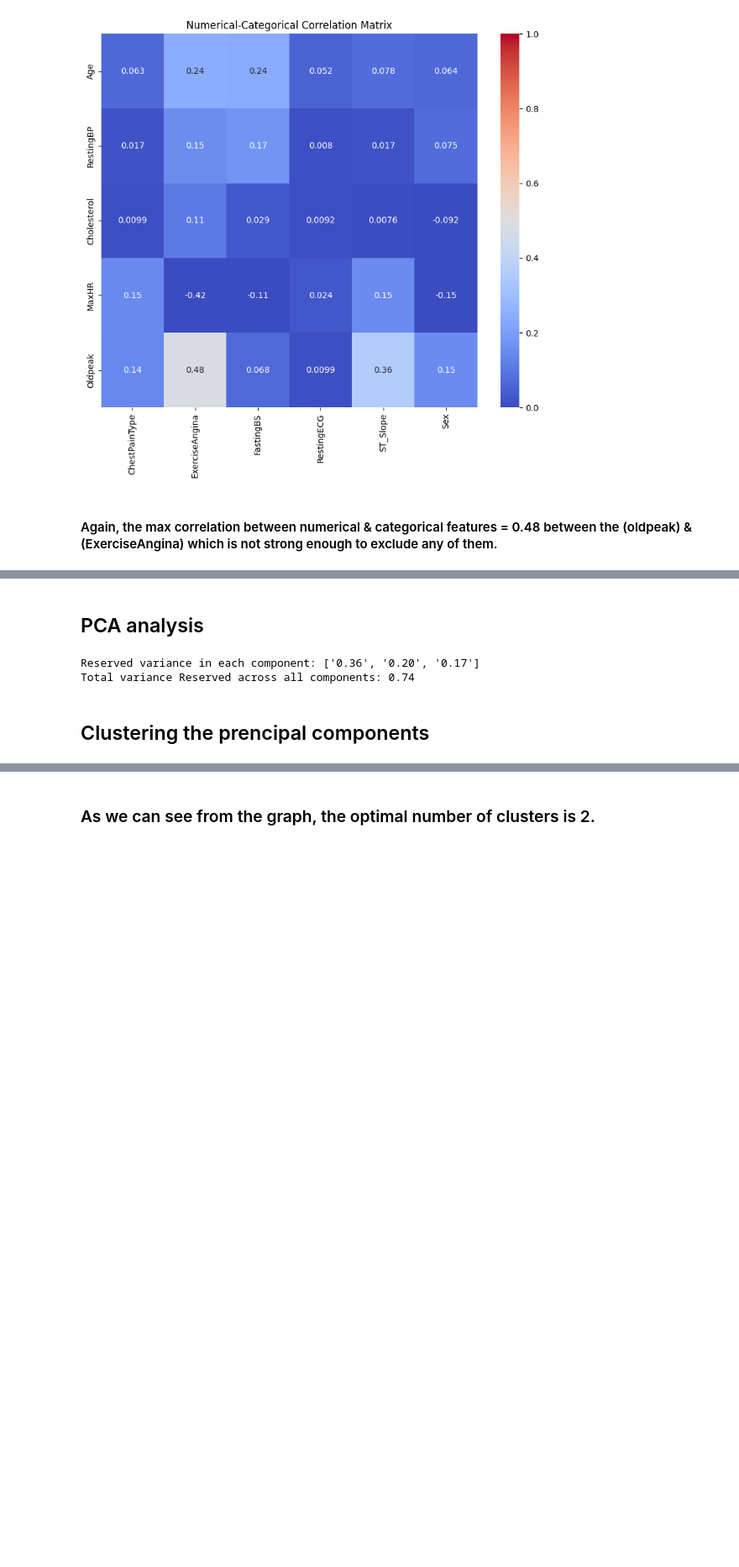
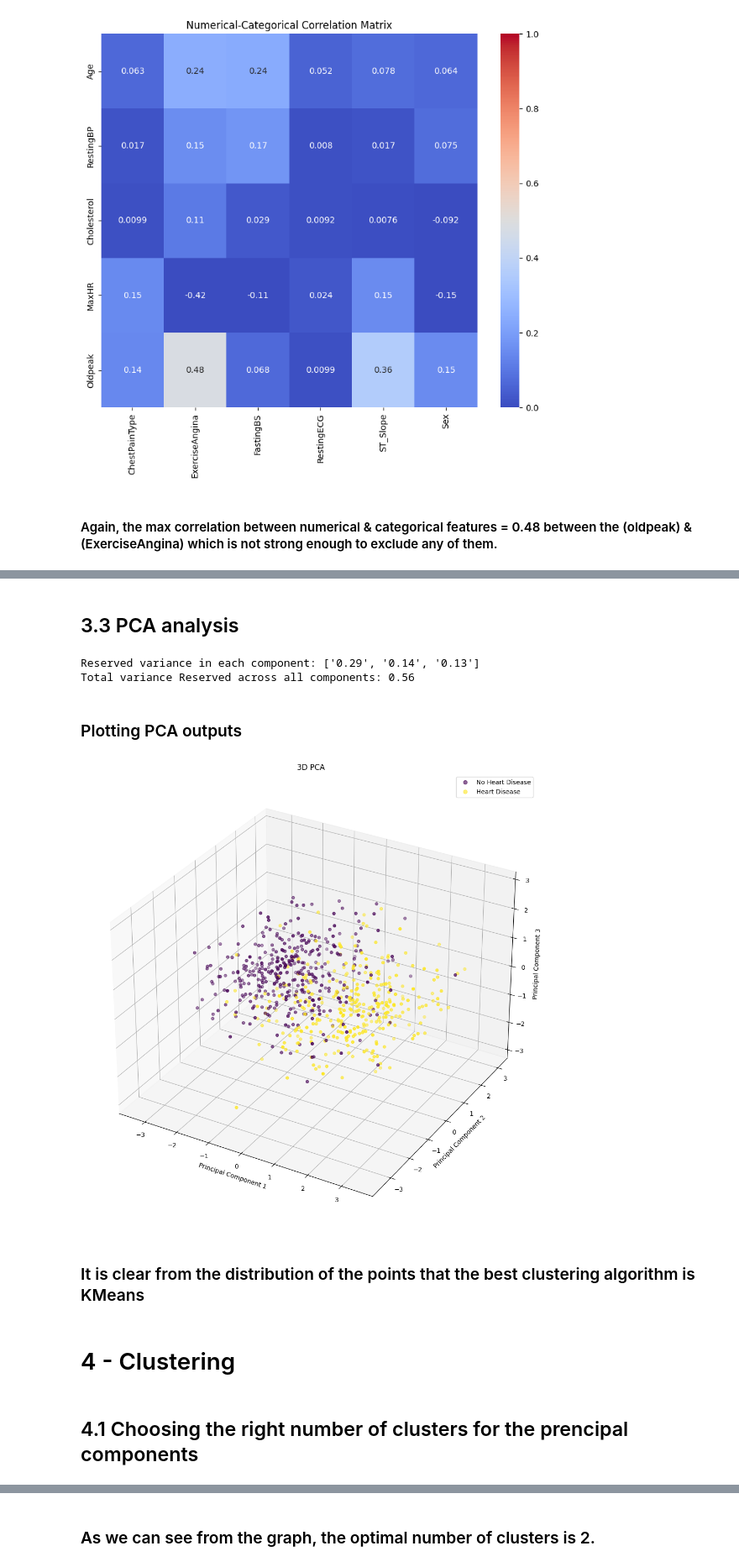
Before and after one commit to hosain-ghoraba/Heart-Disease-detection, a Jupyter notebook: Heart_Failure_Prediction.ipynb, the cells around one changed output, grey strips where cells are left out. Shown at 84% size. Drawn from its saved outputs; the diff is of its cells as text; code cells hidden in the pictures; blank space fills up the shorter version.

```diff
--- a/Heart_Failure_Prediction.ipynb
+++ b/Heart_Failure_Prediction.ipynb
@@ -401,22 +402,58 @@ df[CONTINUOUS_COLUMNS]
 # %% [markdown]
-## PCA analysis
+<h2> 3.3 PCA analysis </h2>
 # %%
 
-X = df[CONTINUOUS_COLUMNS]
+pca = PCA(n_components=3)
+principalComponents = pca.fit_transform(fully_numerical_df)
 
-# Apply PCA with 2 components
-pca = PCA(n_components=3)
-principalComponents = pca.fit_transform(X)
-
-# Explained variance ratio
+# Evaluate PCA
 explained_variance_ratio = pca.explained_variance_ratio_
 print(f'Reserved variance in each component: {[f"{var:.2f}" for var in explained_variance_ratio]}')
 print(f"Total variance Reserved across all components: {np.sum(explained_variance_ratio):.2f}")
 # %% [output]
-Reserved variance in each component: ['0.36', '0.20', '0.17']
-Total variance Reserved across all components: 0.74
+Reserved variance in each component: ['0.29', '0.14', '0.13']
+Total variance Reserved across all components: 0.56
-# %% [markdown]
-## Clustering the prencipal components
+# %% [markdown]
+<h3> Plotting PCA outputs </h3>
+# %%
+def plot_2d_pca(principalComponents):
+    plt.figure(figsize=(10, 10))
+    scatter = plt.scatter(principalComponents[:, 0], principalComponents[:, 1], c=df['HeartDisease'], cmap='viridis')
+    plt.xlabel('Principal Component 1')
+    plt.ylabel('Principal Component 2')
+    plt.title('2D PCA')
+    # Create custom legend
+    handles, labels = scatter.legend_elements(prop="colors", alpha=0.6)
+    legend_labels = ['No Heart Disease', 'Heart Disease']
+    plt.legend(handles, legend_labels)
+    return plt
+
+def plot_3d_pca(principalComponents):
+    fig = plt.figure(figsize=(13, 13))
+    ax = fig.add_subplot(111, projection='3d')
+    scatter = ax.scatter(principalComponents[:, 0], principalComponents[:, 1], principalComponents[:, 2], c=df['HeartDisease'], cmap='viridis')
+    ax.set_xlabel('Principal Component 1')
+    ax.set_ylabel('Principal Component 2')
+    ax.set_zlabel('Principal Component 3')
+    ax.set_title('3D PCA')
+    # Create custom legend
+    handles, labels = scatter.legend_elements(prop="colors", alpha=0.6)
+    legend_labels = ['No Heart Disease', 'Heart Disease']
+    ax.legend(handles, legend_labels)
+    return plt
+if principalComponents.shape[1] == 2:
+    pca_plot = plot_2d_pca(principalComponents)
+elif principalComponents.shape[1] == 3:
+    pca_plot = plot_3d_pca(principalComponents)
+pca_plot.show()
+# %% [output]
+[figure, added]
+# %% [markdown]
+<h3> It is clear from the distribution of the points that the best clustering algorithm is KMeans </h3>
+# %% [markdown]
+<h1> 4 - Clustering </h1>
+# %% [markdown]
+<h2> 4.1 Choosing the right number of clusters for the prencipal components </h2>
 # %%
 # we will use all features
 # first lets find the best number of clusters using the elbow method
```
Also changed, not shown: parts of 73 cells of this notebook.
